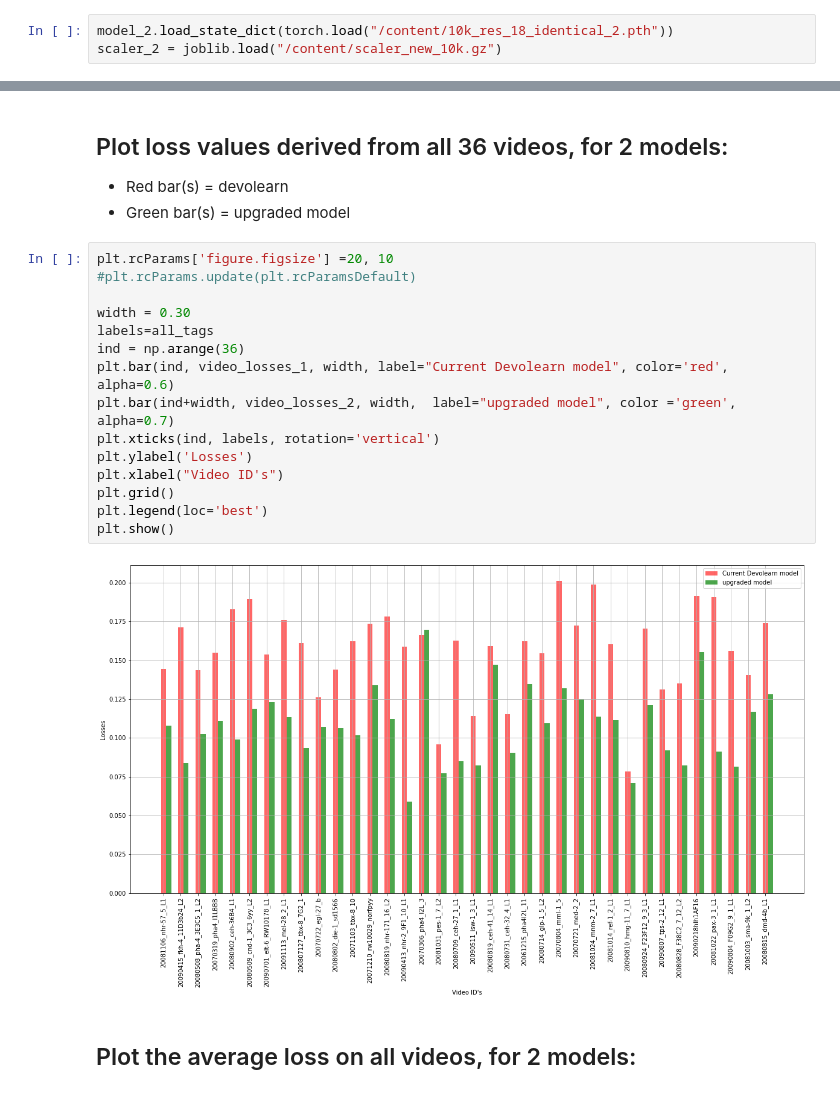
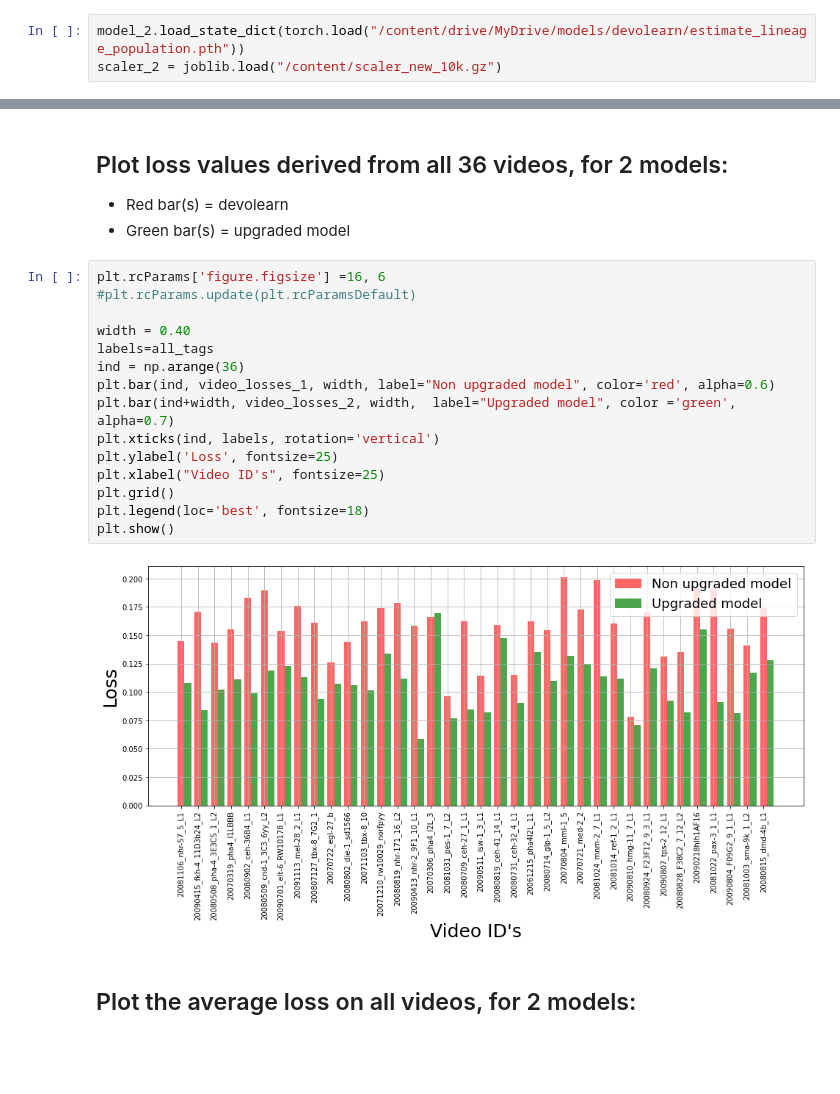
Before and after one commit to Mainakdeb/elegant-embryos, a Jupyter notebook: compare_cell_population_models.ipynb, the cells around one changed output, grey strips where cells are left out. Drawn from its saved outputs; the diff is of its cells as text; blank space fills up the shorter version.

Commit message:
adjust plots

```diff
--- a/compare_cell_population_models.ipynb
+++ b/compare_cell_population_models.ipynb
@@ -66,7 +84,7 @@ scaler_1 = joblib.load("/content/devolearn/devolearn/lineage_population_model/sc
 * `model_1` uses weights from the cloned devolearn repository, in order to emulate performance of the devolearn library.
 * To ensure even data scaling, I'm also loading up the scaler from devolearn's repository as `scaler_1`
 # %%
-model_2.load_state_dict(torch.load("/content/10k_res_18_identical_2.pth"))
+model_2.load_state_dict(torch.load("/content/drive/MyDrive/models/devolearn/estimate_lineage_population.pth"))
 scaler_2 = joblib.load("/content/scaler_new_10k.gz")
 # %% [markdown]
 ## Set Models to `eval()` mode
@@ -259,22 +277,22 @@ for tag in all_tags:
 * Red bar(s) = devolearn
 * Green bar(s) = upgraded model
 # %%
-plt.rcParams['figure.figsize'] =20, 10
+plt.rcParams['figure.figsize'] =16, 6
 #plt.rcParams.update(plt.rcParamsDefault)
 
-width = 0.30
+width = 0.40
 labels=all_tags
 ind = np.arange(36)
-plt.bar(ind, video_losses_1, width, label="Current Devolearn model", color='red', alpha=0.6)
-plt.bar(ind+width, video_losses_2, width,  label="upgraded model", color ='green', alpha=0.7)
+plt.bar(ind, video_losses_1, width, label="Non upgraded model", color='red', alpha=0.6)
+plt.bar(ind+width, video_losses_2, width,  label="Upgraded model", color ='green', alpha=0.7)
 plt.xticks(ind, labels, rotation='vertical')
-plt.ylabel('Losses')
-plt.xlabel("Video ID's")
+plt.ylabel('Loss', fontsize=25)
+plt.xlabel("Video ID's", fontsize=25)
 plt.grid()
-plt.legend(loc='best')
+plt.legend(loc='best', fontsize=18)
 plt.show()
 # %% [output]
-[figure, old version]
+[figure, new version]
 # %% [markdown]
 ## Plot the average loss on all videos, for 2 models:
 # %%
```
Also changed, not shown: parts of 5 cells of this notebook.
